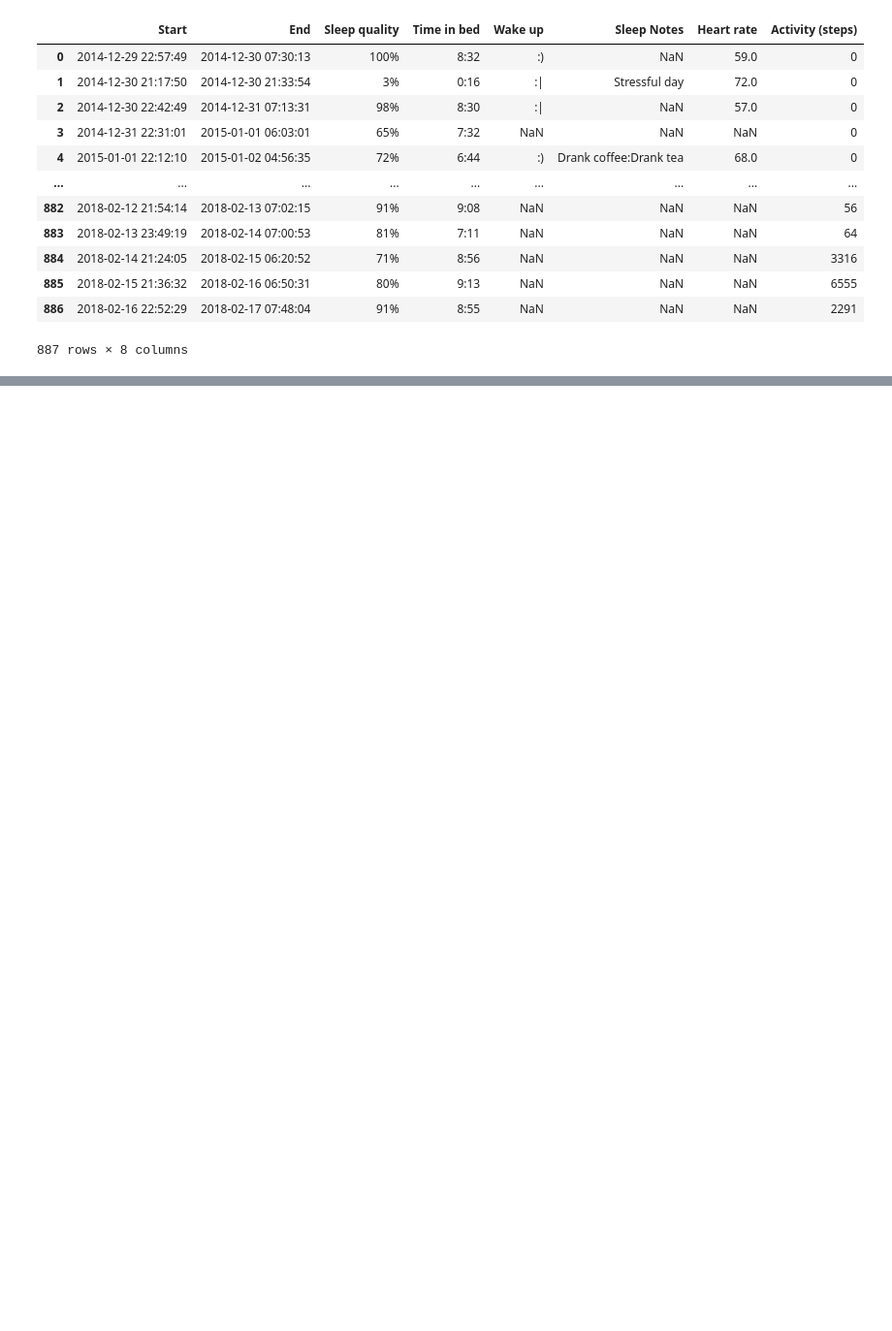
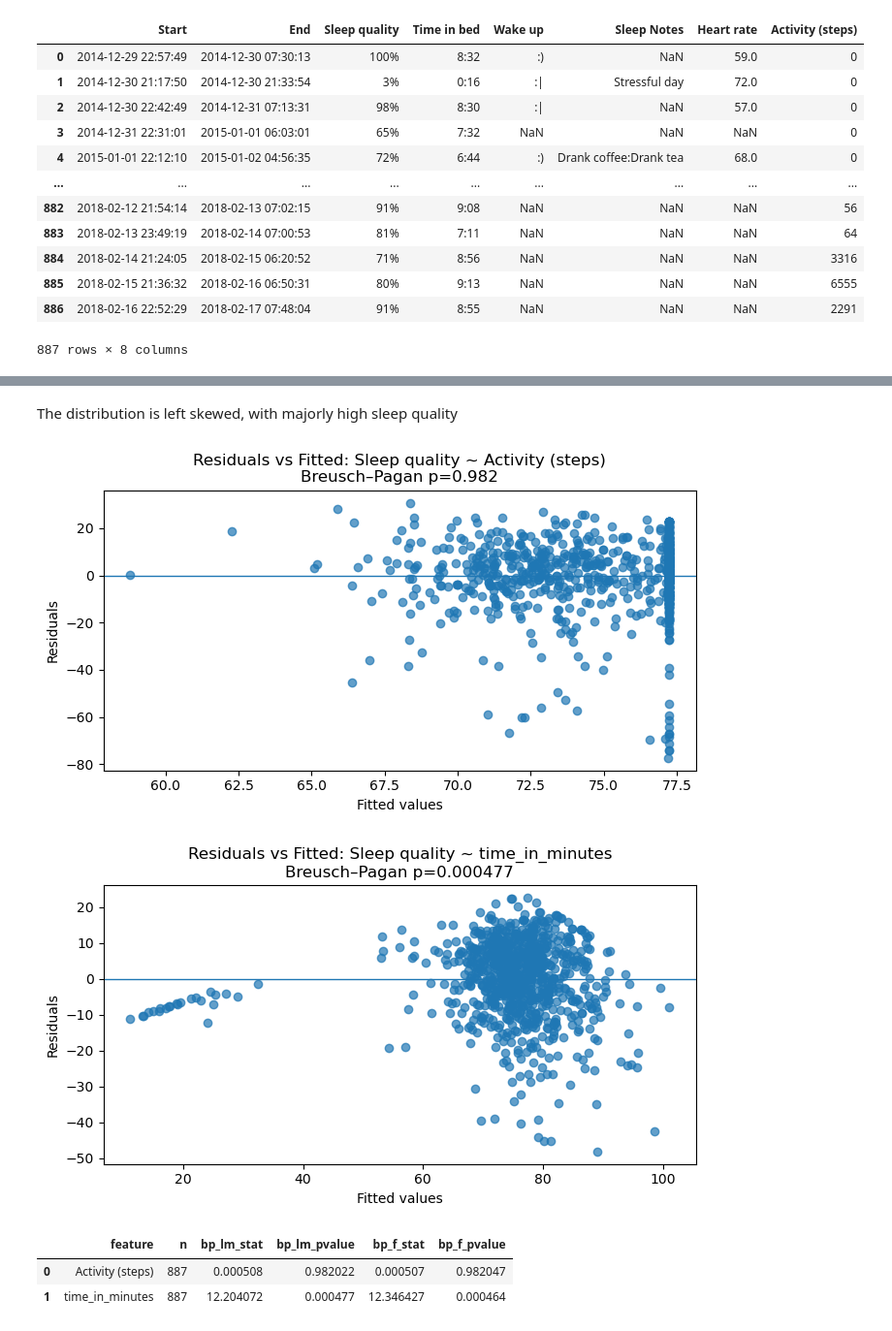
Before and after one commit to darasiemi/sleep-quality-prediction, a Jupyter notebook: EDA/EDA_notebook.ipynb, the cells around one changed output, grey strips where cells are left out. Shown at 97% size. Cells and saved outputs as stored; diff of their text form; code cells hidden in the pictures; blank space fills up the shorter version.

```diff
--- a/EDA/EDA_notebook.ipynb
+++ b/EDA/EDA_notebook.ipynb
@@ -21,0 +96,52 @@ df
+# %% [markdown]
+The distribution is left skewed, with majorly high sleep quality
+# %%
+target = "Sleep quality"
+features = ["Activity (steps)", "time_in_minutes"]
+
+results = []
+
+for x_col in features:
+    # Pairwise clean data
+    d = df[[target, x_col]].dropna().copy()
+
+    # OLS: y ~ x
+    X = sm.add_constant(d[x_col])
+    y = d[target]
+    model = sm.OLS(y, X).fit()
+
+    fitted = model.fittedvalues
+    resid = model.resid
+
+    # Breusch–Pagan test (H0: homoscedasticity)
+    # returns: LM stat, LM p-value, F stat, F p-value
+    lm_stat, lm_p, f_stat, f_p = het_breuschpagan(resid, model.model.exog)
+
+    results.append({
+        "feature": x_col,
+        "n": len(d),
+        "bp_lm_stat": lm_stat,
+        "bp_lm_pvalue": lm_p,
+        "bp_f_stat": f_stat,
+        "bp_f_pvalue": f_p
+    })
+
+    # Residuals vs Fitted plot
+    plt.figure(figsize=(7, 4))
+    plt.scatter(fitted, resid, alpha=0.7)
+    plt.axhline(0, linewidth=1)
+    plt.xlabel("Fitted values")
+    plt.ylabel("Residuals")
+    plt.title(f"Residuals vs Fitted: {target} ~ {x_col}\nBreusch–Pagan p={lm_p:.3g}")
+    plt.tight_layout()
+    plt.show()
+
+# Summary table
+het_df = pd.DataFrame(results)
+het_df
+# %% [output]
+[figure, added]
+[figure, added]
+|  | feature | n | bp_lm_stat | bp_lm_pvalue | bp_f_stat | bp_f_pvalue |
+| 0 | Activity (steps) | 887 | 0.000508 | 0.982022 | 0.000507 | 0.982047 |
+| 1 | time_in_minutes | 887 | 12.204072 | 0.000477 | 12.346427 | 0.000464 |
```
Also changed, not shown: parts of 38 cells of this notebook, 3 other files.
